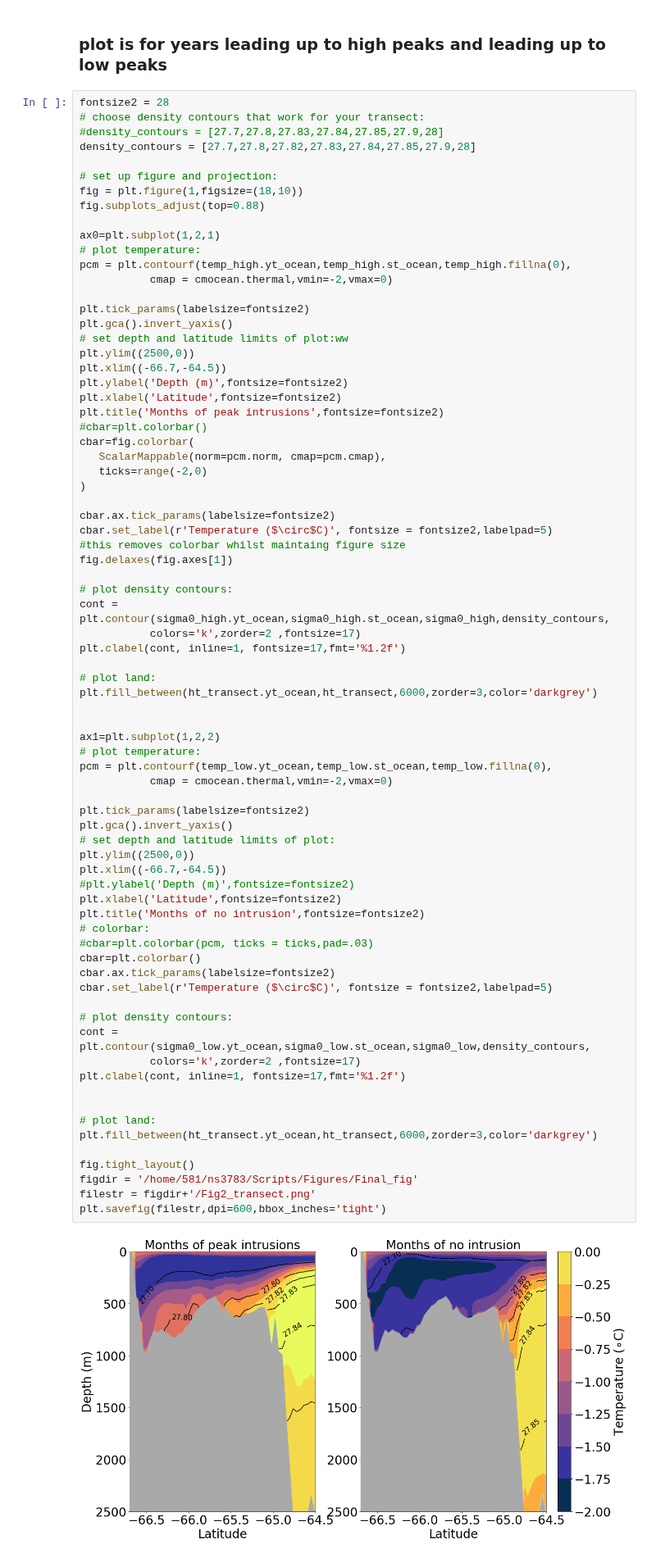
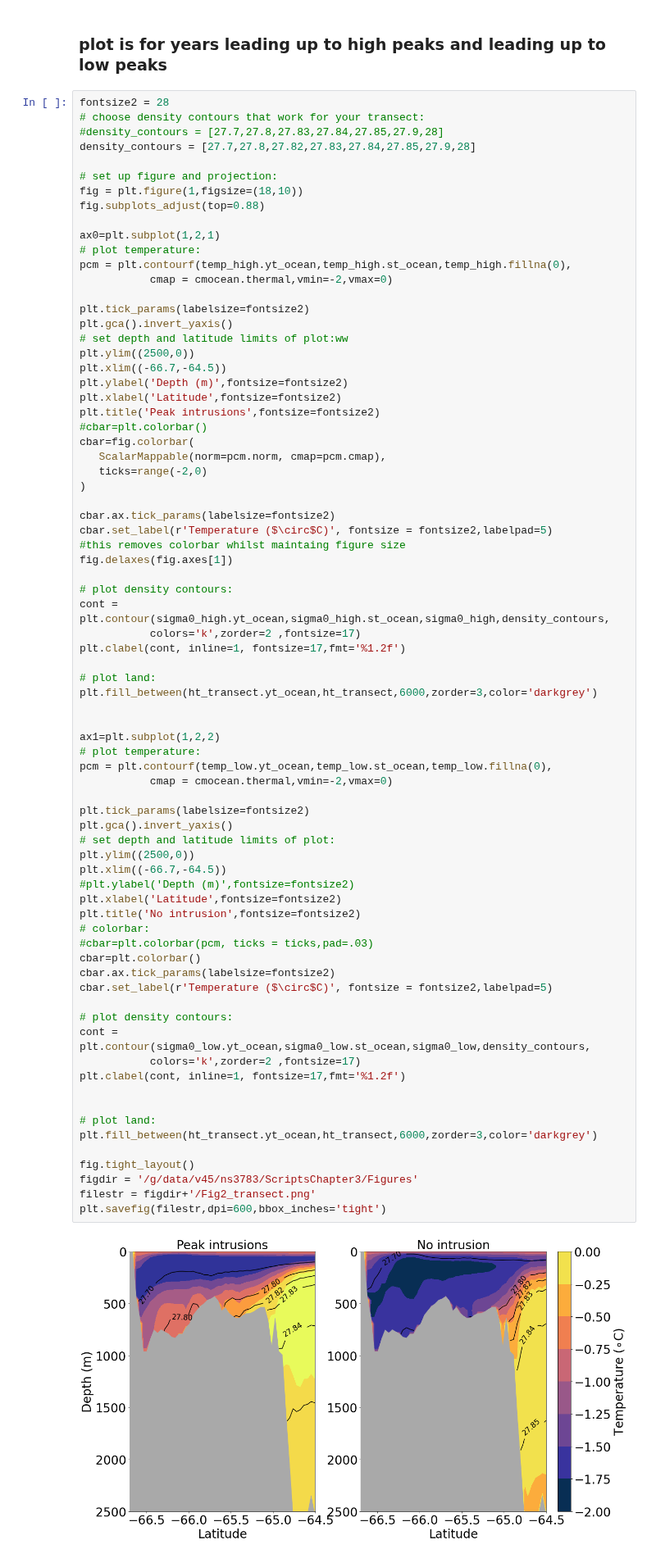
Before and after one commit to ribeiron/ScriptsChapter3, a Jupyter notebook: Fig3.ipynb, the cells around one changed output. Shown at 82% size. Drawn from its saved outputs; the diff is of its cells as text.

Commit message:
updated Figure 3 on paper

```diff
--- a/Fig3.ipynb
+++ b/Fig3.ipynb
@@ -226,7 +226,7 @@ plt.ylim((2500,0))
 plt.xlim((-66.7,-64.5))
 plt.ylabel('Depth (m)',fontsize=fontsize2)
 plt.xlabel('Latitude',fontsize=fontsize2)
-plt.title('Months of peak intrusions',fontsize=fontsize2)
+plt.title('Peak intrusions',fontsize=fontsize2)
 #cbar=plt.colorbar()
 cbar=fig.colorbar(
    ScalarMappable(norm=pcm.norm, cmap=pcm.cmap),
@@ -251,33 +251,33 @@ ax1=plt.subplot(1,2,2)
 # plot temperature:
 pcm = plt.contourf(temp_low.yt_ocean,temp_low.st_ocean,temp_low.fillna(0),
            cmap = cmocean.thermal,vmin=-2,vmax=0)
 
 plt.tick_params(labelsize=fontsize2)
 plt.gca().invert_yaxis()
 # set depth and latitude limits of plot:
 plt.ylim((2500,0))
 plt.xlim((-66.7,-64.5))
 #plt.ylabel('Depth (m)',fontsize=fontsize2)
 plt.xlabel('Latitude',fontsize=fontsize2)
-plt.title('Months of no intrusion',fontsize=fontsize2)
+plt.title('No intrusion',fontsize=fontsize2)
 # colorbar:
 #cbar=plt.colorbar(pcm, ticks = ticks,pad=.03)
 cbar=plt.colorbar()
 cbar.ax.tick_params(labelsize=fontsize2)
 cbar.set_label(r'Temperature ($\circ$C)', fontsize = fontsize2,labelpad=5)
 
 # plot density contours:
 cont = plt.contour(sigma0_low.yt_ocean,sigma0_low.st_ocean,sigma0_low,density_contours,
            colors='k',zorder=2 ,fontsize=17)
 plt.clabel(cont, inline=1, fontsize=17,fmt='%1.2f')
 
 
 # plot land:
 plt.fill_between(ht_transect.yt_ocean,ht_transect,6000,zorder=3,color='darkgrey')
 
 fig.tight_layout()
-figdir = '/home/581/ns3783/Scripts/Figures/Final_fig'
+figdir = '/g/data/v45/ns3783/ScriptsChapter3/Figures'
 filestr = figdir+'/Fig2_transect.png'
 plt.savefig(filestr,dpi=600,bbox_inches='tight')
 # %% [output]
-[figure, old version]
+[figure, new version]
```
Also changed, not shown: parts of 1 cell of this notebook, 1 other file.
